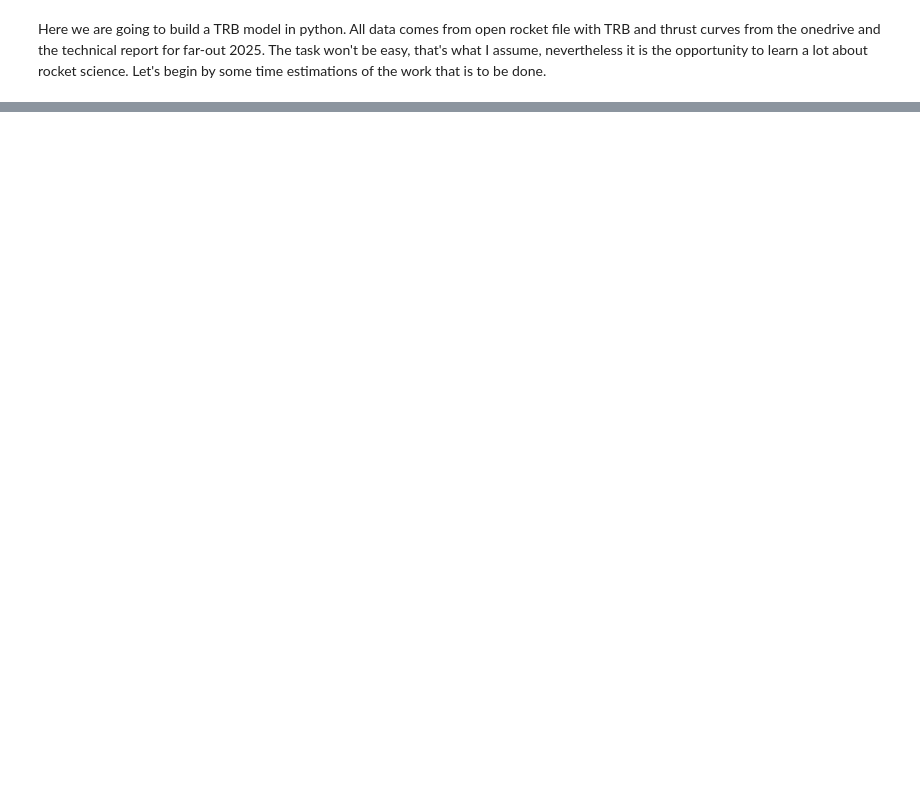
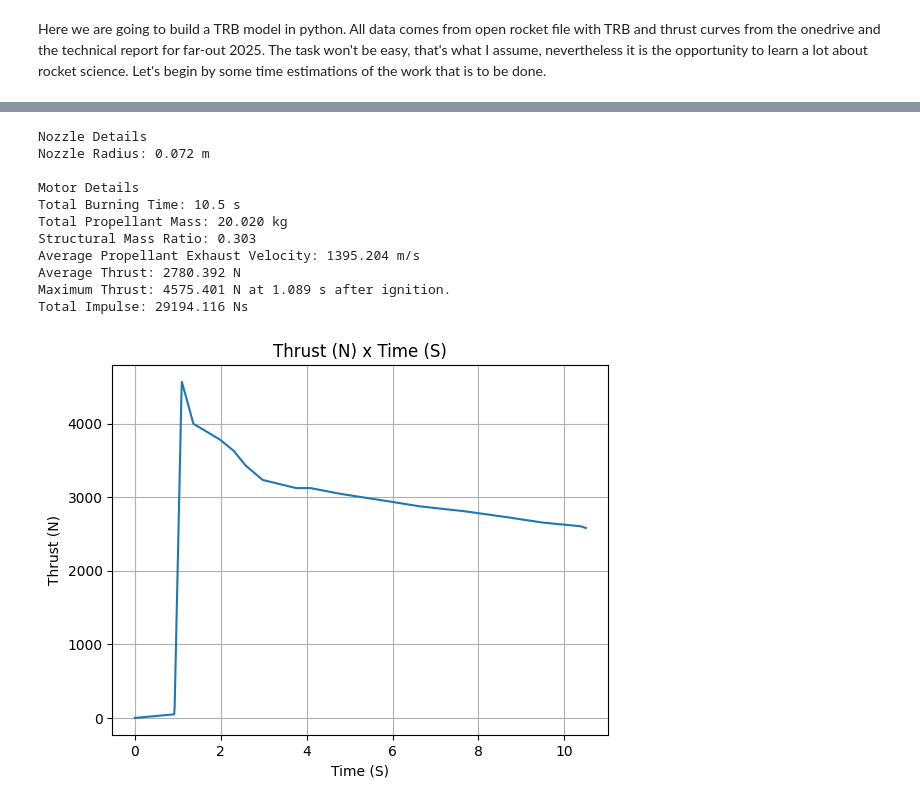
Before and after one commit to Husaria55/simulations, a Jupyter notebook: turbulencja.ipynb, the cells around one changed output, grey strips where cells are left out. Drawn from its saved outputs; the diff is of its cells as text; code cells hidden in the pictures; blank space fills up the shorter version.

```diff
--- a/turbulencja.ipynb
+++ b/turbulencja.ipynb
@@ -77,0 +119,15 @@ fuel_tank = MassFlowRateBasedTank(
+# %%
+z4000.info()
+# %% [output]
+Nozzle Details
+Nozzle Radius: 0.072 m
+
+Motor Details
+Total Burning Time: 10.5 s
+Total Propellant Mass: 20.020 kg
+Structural Mass Ratio: 0.303
+Average Propellant Exhaust Velocity: 1395.204 m/s
+Average Thrust: 2780.392 N
+Maximum Thrust: 4575.401 N at 1.089 s after ignition.
+Total Impulse: 29194.116 Ns
+[figure, added]
```
Also changed, not shown: parts of 5 cells of this notebook, 7 other files.
